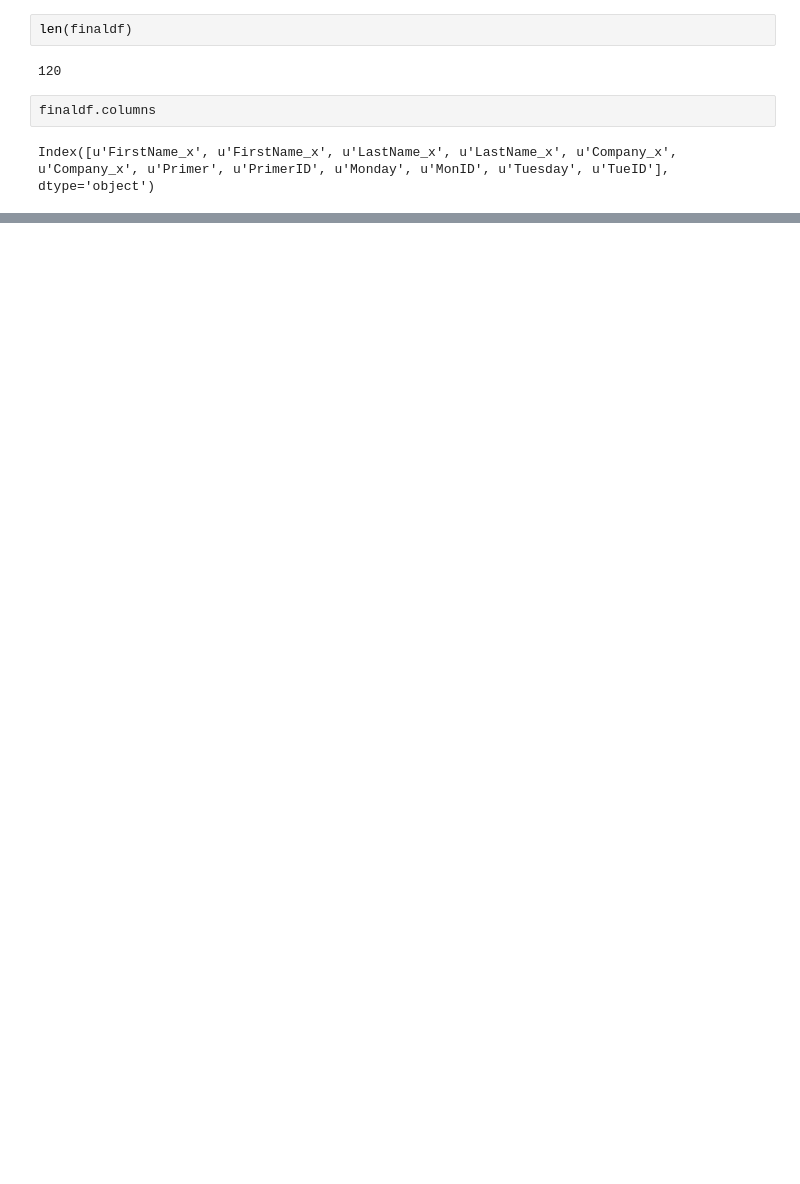
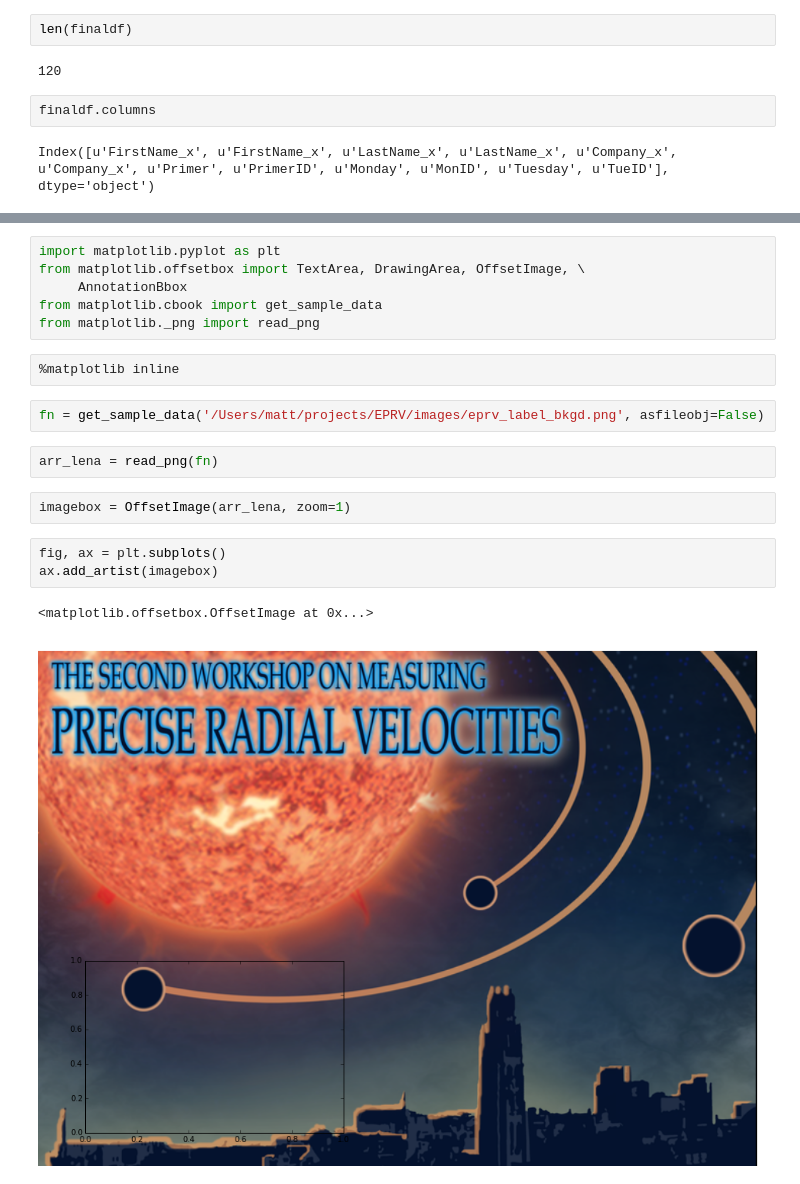
Before and after one commit to mattgiguere/EPRV, a Jupyter notebook: code/manipulate_regonline_output.ipynb, the cells around one changed output, grey strips where cells are left out. Cells and saved outputs as stored; diff of their text form; blank space fills up the shorter version.

Commit message:
plot image

```diff
--- a/code/manipulate_regonline_output.ipynb
+++ b/code/manipulate_regonline_output.ipynb
@@ -207,0 +210,20 @@ Index([u'FirstName_x', u'FirstName_x', u'LastName_x', u'LastName_x', u'Company_x
+# %%
+import matplotlib.pyplot as plt
+from matplotlib.offsetbox import TextArea, DrawingArea, OffsetImage, \
+     AnnotationBbox
+from matplotlib.cbook import get_sample_data
+from matplotlib._png import read_png
+# %%
+%matplotlib inline
+# %%
+fn = get_sample_data('/Users/matt/projects/EPRV/images/eprv_label_bkgd.png', asfileobj=False)
+# %%
+arr_lena = read_png(fn)
+# %%
+imagebox = OffsetImage(arr_lena, zoom=1)
+# %%
+fig, ax = plt.subplots()
+ax.add_artist(imagebox)
+# %% [output]
+<matplotlib.offsetbox.OffsetImage at 0x...>
+[figure, added]
```
Also changed, not shown: parts of 7 cells of this notebook.
